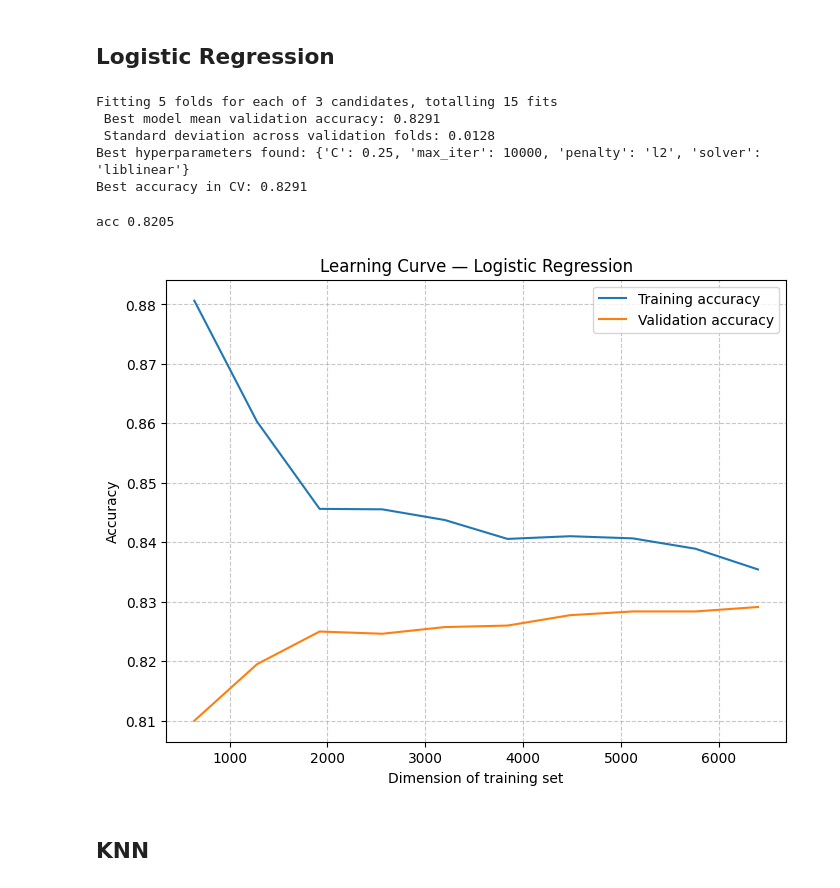
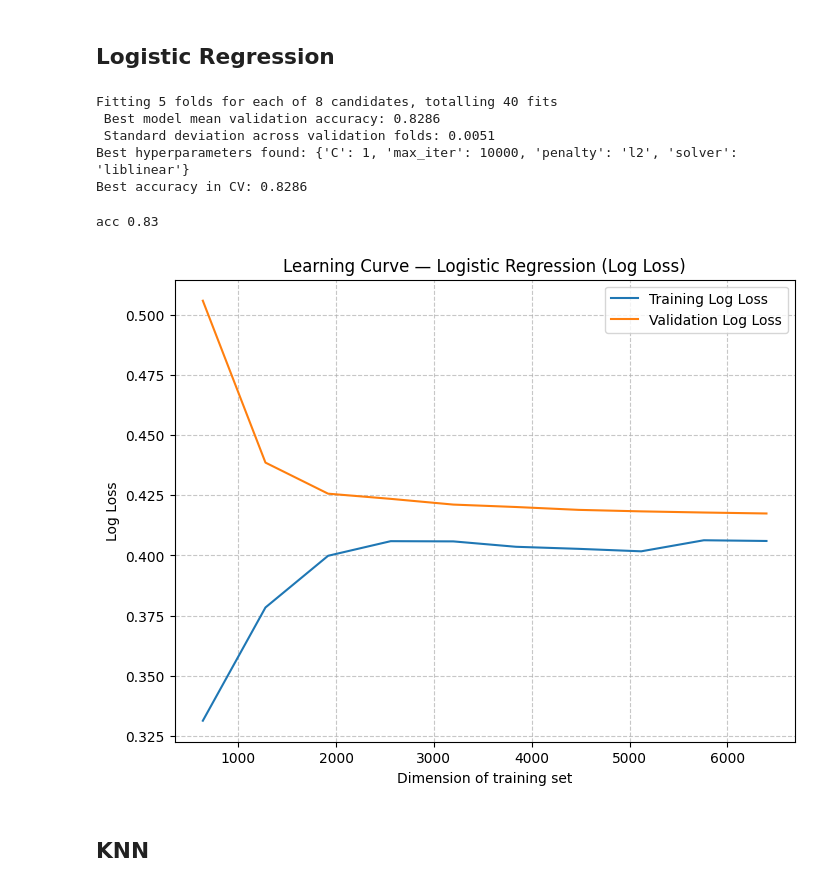
Before and after one commit to surianosapienza/fds-pokemon, a Jupyter notebook: notebooks/02_modeling.ipynb, the cells around one changed output. Drawn from its saved outputs; the diff is of its cells as text; code cells hidden in the pictures.

```diff
--- a/notebooks/02_modeling.ipynb
+++ b/notebooks/02_modeling.ipynb
@@ -52,9 +98,8 @@ from sklearn.metrics import accuracy_score
 model = LogisticRegression(random_state=seed)
 
 param_grid = {
-    'C': [0.2, 0.25, 0.3],
-         ## comment if u change the dataset
-    'penalty': ['l2'],
+    'C': [0.5, 1, 2, 10],
+    'penalty': ['l1','l2'],
     'solver': ['liblinear'],
     'max_iter': [10000]
 }
@@ -83,11 +128,11 @@ print(f"Best accuracy in CV: {grid_search.best_score_:.4f}")
 best_logreg = grid_search.best_estimator_
 best_param_lr = grid_search.best_params_
 # %% [output]
-Fitting 5 folds for each of 3 candidates, totalling 15 fits
- Best model mean validation accuracy: 0.8291
- Standard deviation across validation folds: 0.0128
-Best hyperparameters found: {'C': 0.25, 'max_iter': 10000, 'penalty': 'l2', 'solver': 'liblinear'}
-Best accuracy in CV: 0.8291
+Fitting 5 folds for each of 8 candidates, totalling 40 fits
+ Best model mean validation accuracy: 0.8286
+ Standard deviation across validation folds: 0.0051
+Best hyperparameters found: {'C': 1, 'max_iter': 10000, 'penalty': 'l2', 'solver': 'liblinear'}
+Best accuracy in CV: 0.8286
 # %%
 ## TRAINING IN THE TRAINING SET
 logreg=LogisticRegression(**best_param_lr,random_state=seed)
@@ -97,32 +142,32 @@ logreg_accuracy = accuracy_score(y_vali,y_pred)
 print("acc",logreg_accuracy)
 best_logreg=logreg
 # %% [output]
-acc 0.8205
+acc 0.83
 # %%
 from sklearn.model_selection import learning_curve
 train_sizes, train_scores, val_scores = learning_curve(
     logreg, X_train, y_train,
     cv=5,
-    scoring='accuracy',
+    scoring='neg_log_loss',
     train_sizes=np.linspace(0.1, 1.0, 10),
     random_state=seed,
     n_jobs=-1
 )
 
 train_mean = np.mean(train_scores, axis=1)
 val_mean = np.mean(val_scores, axis=1)
 
 plt.figure(figsize=(8,6))
-plt.plot(train_sizes, train_mean, label='Training accuracy')
-plt.plot(train_sizes, val_mean, label='Validation accuracy')
+plt.plot(train_sizes, -train_mean, label='Training Log Loss')
+plt.plot(train_sizes, -val_mean, label='Validation Log Loss')
 plt.xlabel('Dimension of training set')
-plt.ylabel('Accuracy')
-plt.title('Learning Curve — Logistic Regression')
+plt.ylabel('Log Loss')
+plt.title('Learning Curve — Logistic Regression (Log Loss)')
 plt.legend()
 plt.grid(True, linestyle='--', alpha=0.7)
 plt.show()
 # %% [output]
-[figure, old version]
+[figure, new version]
 # %% [markdown]
 ## KNN
 # %%
```
Also changed, not shown: parts of 39 cells of this notebook, 3 other files.
